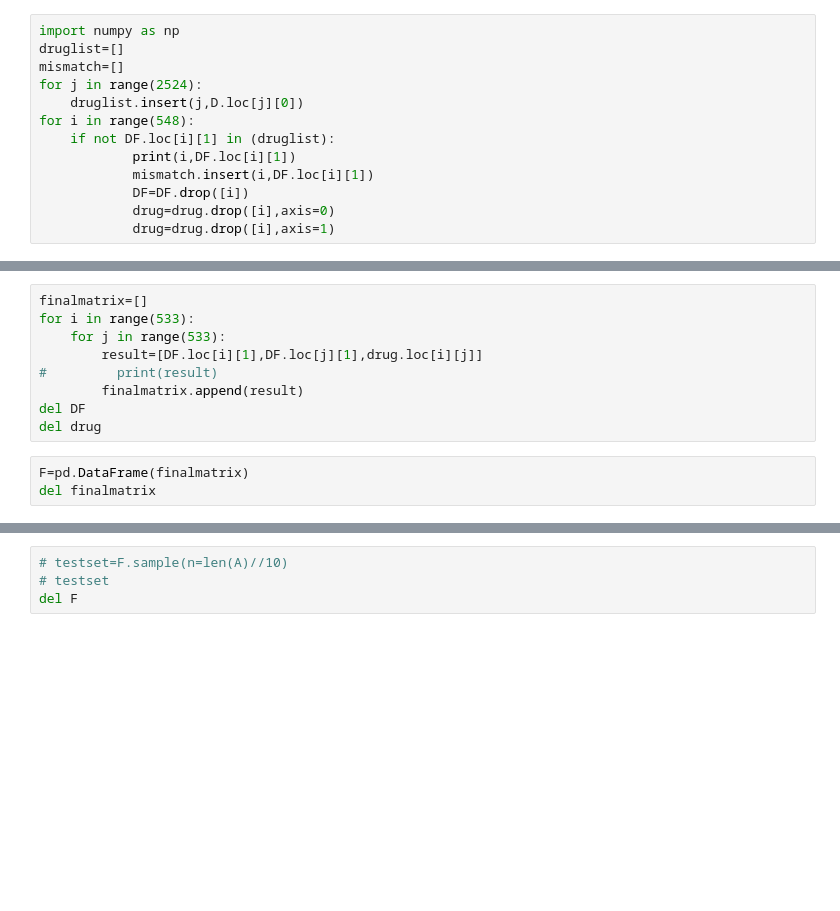
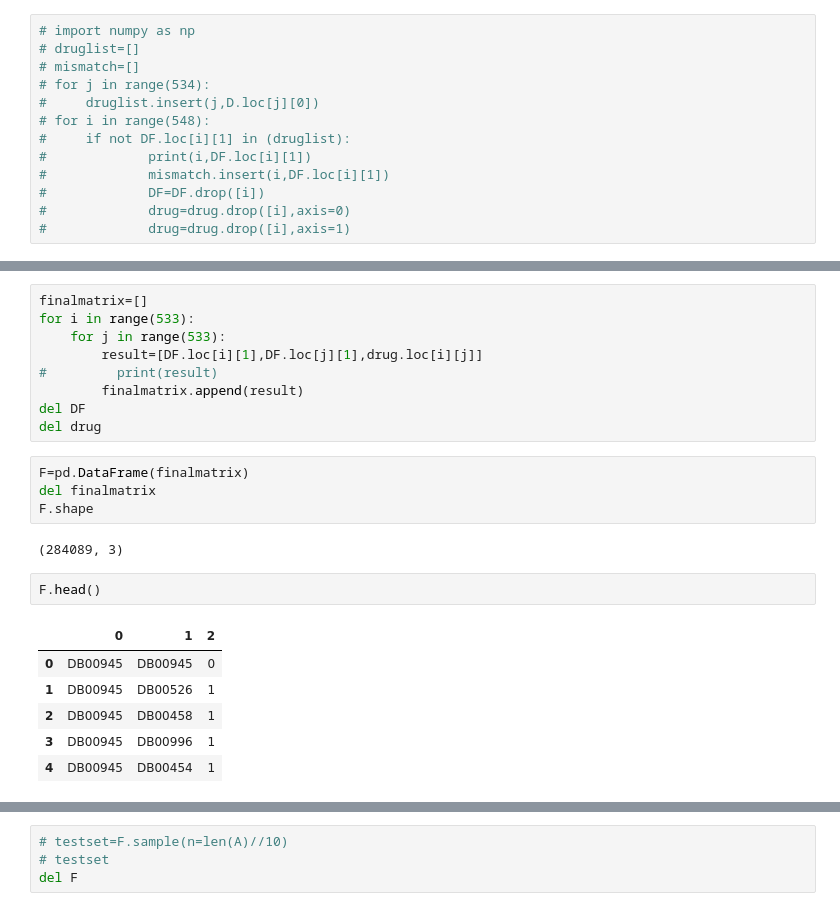
Before and after one commit to aminkhod/DDI-Project, a Jupyter notebook: exercise1 (2).ipynb, the cells around one changed output, grey strips where cells are left out. Saved outputs shown, nothing was run; the diff lists cells and outputs as text; blank space fills up the shorter version.

```diff
--- a/exercise1 (2).ipynb
+++ b/exercise1 (2).ipynb
@@ -11,13 +11,13 @@ D = pd.read_csv(d,header=None)
 # %%
-import numpy as np
-druglist=[]
-mismatch=[]
-for j in range(2524):
-    druglist.insert(j,D.loc[j][0])
-for i in range(548):
-    if not DF.loc[i][1] in (druglist):
-            print(i,DF.loc[i][1])
-            mismatch.insert(i,DF.loc[i][1])
-            DF=DF.drop([i])
-            drug=drug.drop([i],axis=0)
-            drug=drug.drop([i],axis=1)
+# import numpy as np
+# druglist=[]
+# mismatch=[]
+# for j in range(534):
+#     druglist.insert(j,D.loc[j][0])
+# for i in range(548):
+#     if not DF.loc[i][1] in (druglist):
+#             print(i,DF.loc[i][1])
+#             mismatch.insert(i,DF.loc[i][1])
+#             DF=DF.drop([i])
+#             drug=drug.drop([i],axis=0)
+#             drug=drug.drop([i],axis=1)
@@ -54,3 +38,15 @@ del drug
 # %%
 F=pd.DataFrame(finalmatrix)
 del finalmatrix
+F.shape
+# %% [output]
+(284089, 3)
+# %%
+F.head()
+# %% [output]
+|  | 0 | 1 | 2 |
+| 0 | DB00945 | DB00945 | 0 |
+| 1 | DB00945 | DB00526 | 1 |
+| 2 | DB00945 | DB00458 | 1 |
+| 3 | DB00945 | DB00996 | 1 |
+| 4 | DB00945 | DB00454 | 1 |
```
Also changed, not shown: parts of 11 cells of this notebook, 5 other files.
